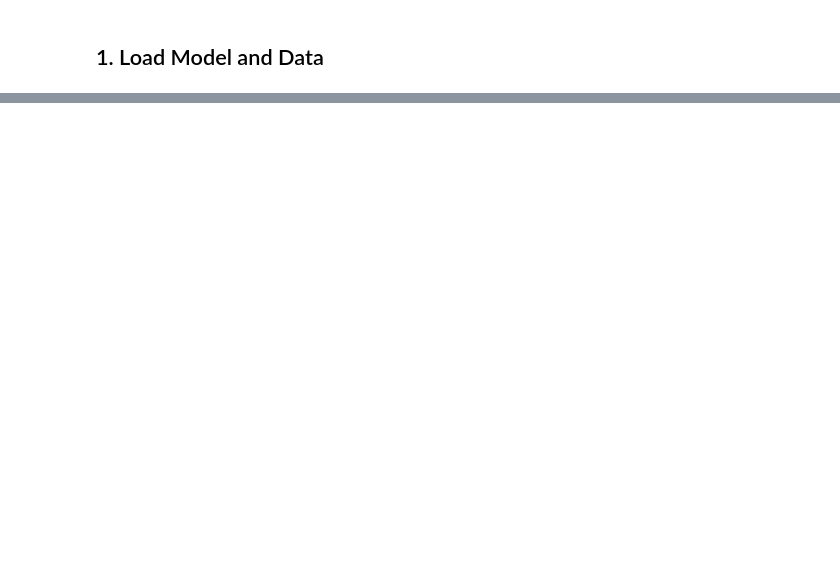
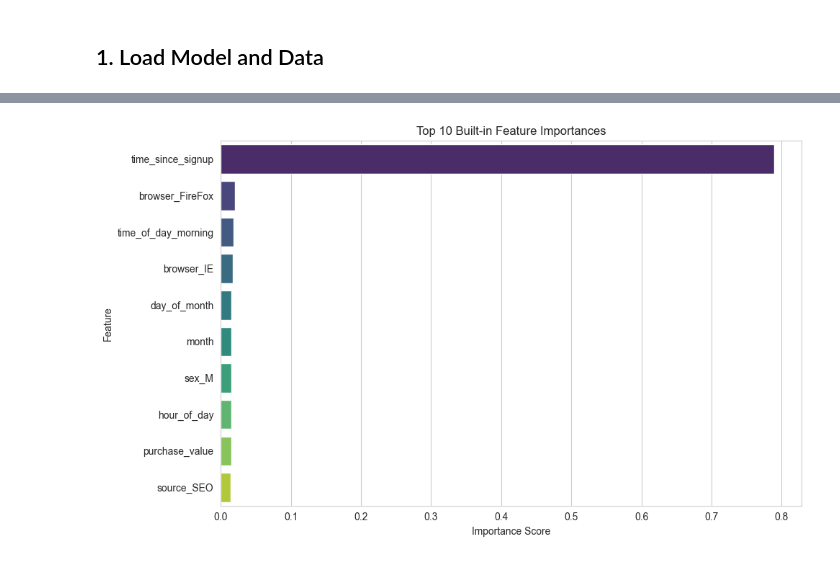
Before and after one commit to Eden-kassie/fraud-detection, a Jupyter notebook: notebooks/5-shap-explainability.ipynb, the cells around one changed output, grey strips where cells are left out. Cells and saved outputs as stored; diff of their text form; code cells hidden in the pictures; blank space fills up the shorter version.

```diff
--- a/notebooks/5-shap-explainability.ipynb
+++ b/notebooks/5-shap-explainability.ipynb
@@ -93,12 +77,0 @@ The figure layout has changed to tight
-# %%
-# Get detailed feature importance table
-if hasattr(model, 'feature_importances_'):
-    importance_df = pd.DataFrame({
-        'feature': X_test.columns,
-        'importance': model.feature_importances_
-    }).sort_values('importance', ascending=False)
-
-    print("\nTop 20 Most Important Features:")
-    print(importance_df.head(20).to_string(index=False))
-else:
-    print("Model does not have feature_importances_ attribute")
@@ -230,0 +82,25 @@ By integrating SHAP, we have moved beyond simple feature importance to a more gr
+# %%
+# Extract built-in feature importance
+if hasattr(model, 'model') and hasattr(model.model, 'feature_importances_'):
+    feature_importances = model.model.feature_importances_
+elif hasattr(model, 'feature_importances_'):
+    feature_importances = model.feature_importances_
+else:
+    feature_importances = None
+
+if feature_importances is not None:
+    feature_names = X_test.columns
+    importance_df = pd.DataFrame({'feature': feature_names, 'importance': feature_importances})
+    importance_df = importance_df.sort_values(by='importance', ascending=False).head(10)
+
+    plt.figure(figsize=(10, 6))
+    sns.barplot(x='importance', y='feature', data=importance_df, palette='viridis')
+    plt.title('Top 10 Built-in Feature Importances')
+    plt.xlabel('Importance Score')
+    plt.ylabel('Feature')
+    plt.tight_layout()
+    plt.show()
+else:
+    print("Model does not have built-in feature importance.")
+# %% [output]
+[figure, added]
```
Also changed, not shown: parts of 20 cells of this notebook, 4 other files.
